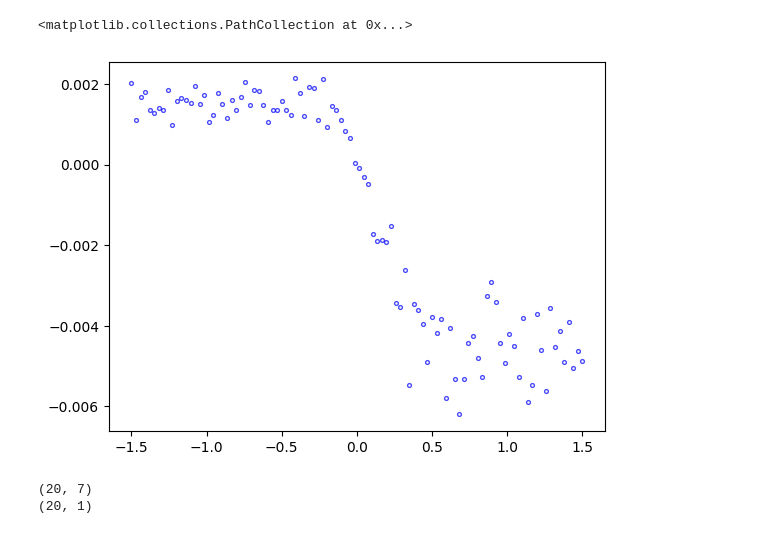
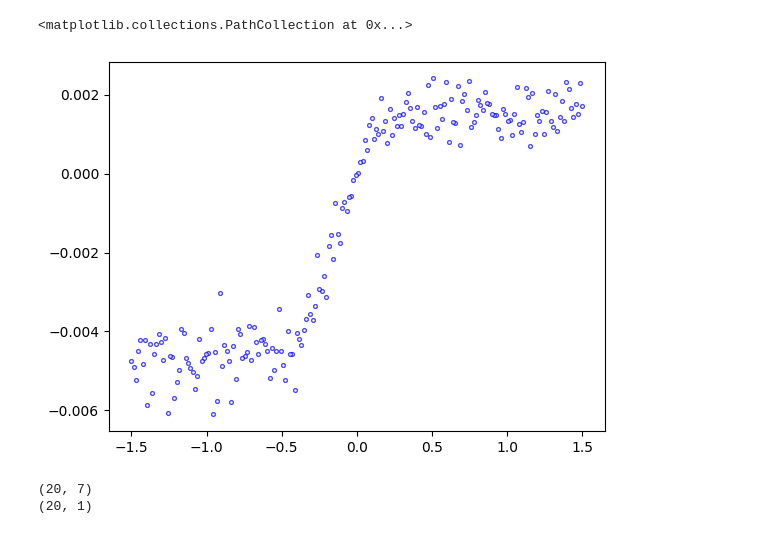
Before and after one commit to jwass1997/KMC_V1.1, a Jupyter notebook: test.ipynb, the cells around one changed output. Saved outputs shown, nothing was run; the diff lists cells and outputs as text; code cells hidden in the pictures.

```diff
--- a/test.ipynb
+++ b/test.ipynb
@@ -2,15 +2,15 @@
 import numpy as np
 import matplotlib.pyplot as plt
 # %%
-data = np.load("currents.npz")
+data = np.load("currents_saved.npz")
 currents = data["currents"]
 
-voltages = np.linspace(-1.5, 1.5, currents.shape[0])
+voltages = np.linspace(1.5, -1.5, currents.shape[0])
 
 plt.scatter(voltages, currents, s=7.5, edgecolors="blue", facecolor="w", alpha=.7)
 # %% [output]
 <matplotlib.collections.PathCollection at 0x...>
-[figure, old version]
+[figure, new version]
 # %%
 batch = np.load("currentData/batch1.npz")
 
```
Also changed, not shown: 3 other files.
